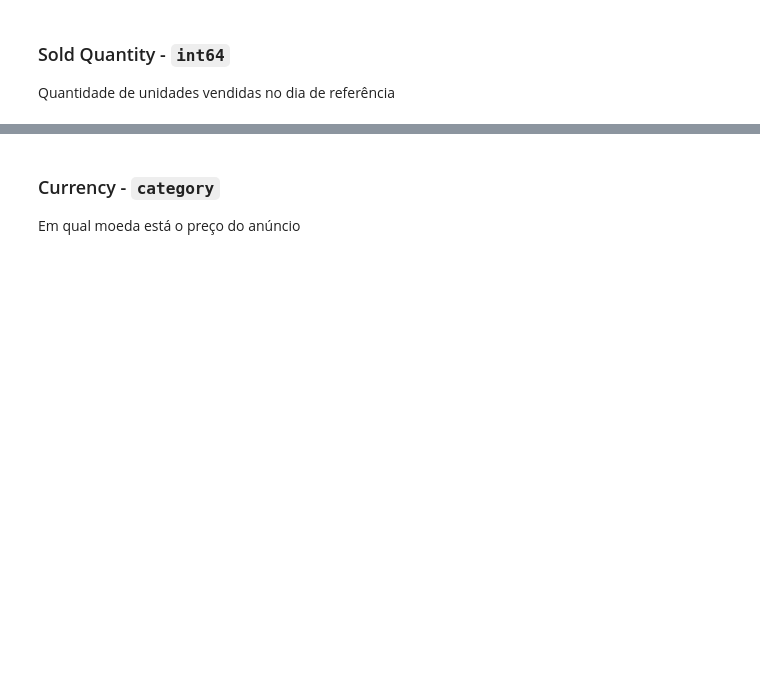
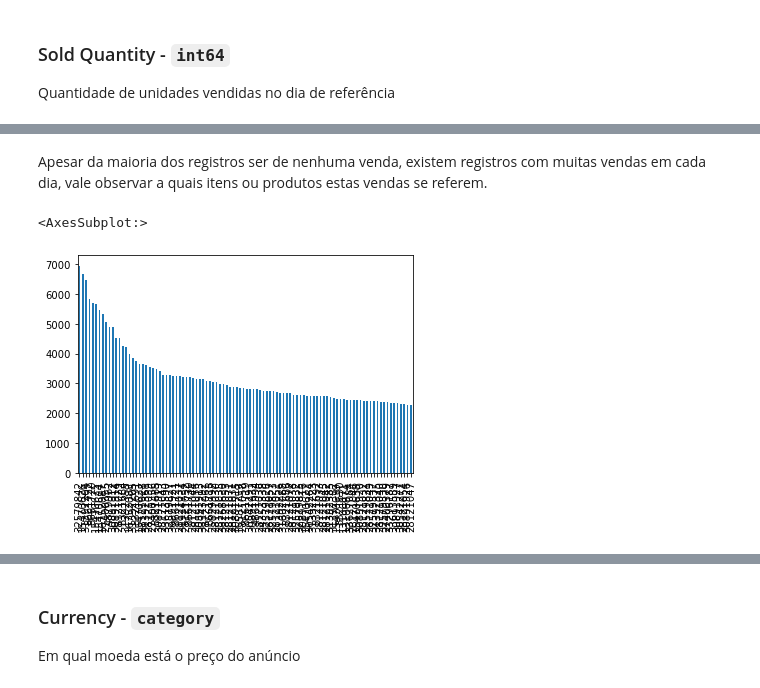
Before and after one commit to BBenicio/meli-data-challenge, a Jupyter notebook: meli.ipynb, the cells around one changed output, grey strips where cells are left out. Drawn from its saved outputs; the diff is of its cells as text; code cells hidden in the pictures; blank space fills up the shorter version.

```diff
--- a/meli.ipynb
+++ b/meli.ipynb
@@ -129,0 +189,3 @@ items_data['product_family_id'] = items_data['product_family_id'].astype('catego
+# %%
+items_data.loc[[454273, 459892, 553503], 'item_domain_id'] = ['MLB-HEADPHONES', 'MLB-HEADPHONES', 'MLB-HAIR_STRAIGHTENERS']
+items_data['item_domain_id'].isna().sum()
@@ -235,0 +347,7 @@ Preço do anúncio no dia de referência
+# %% [markdown]
+Apesar da maioria dos registros ser de nenhuma venda, existem registros com muitas vendas em cada dia, vale observar a quais itens ou produtos estas vendas se referem.
+# %%
+df['sold_quantity'].nlargest(100).plot.bar()
+# %% [output]
+<AxesSubplot:>
+[figure, added]
```
Also changed, not shown: parts of 160 cells of this notebook.
